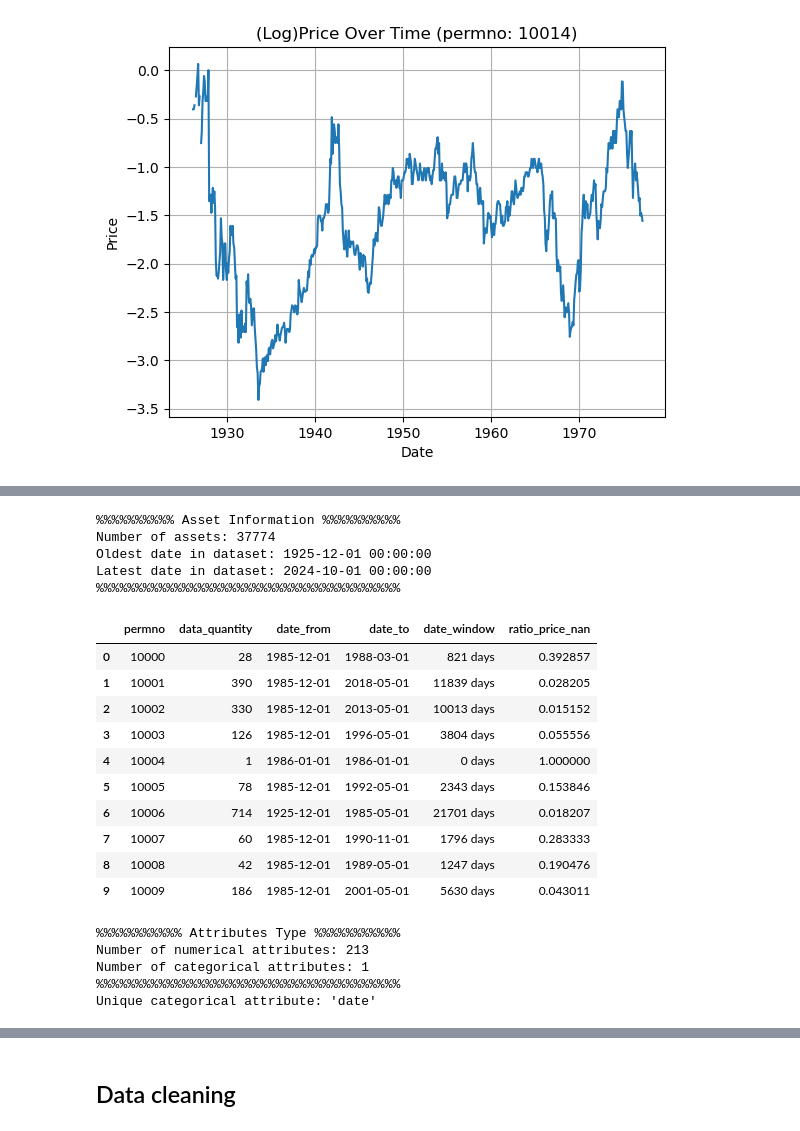
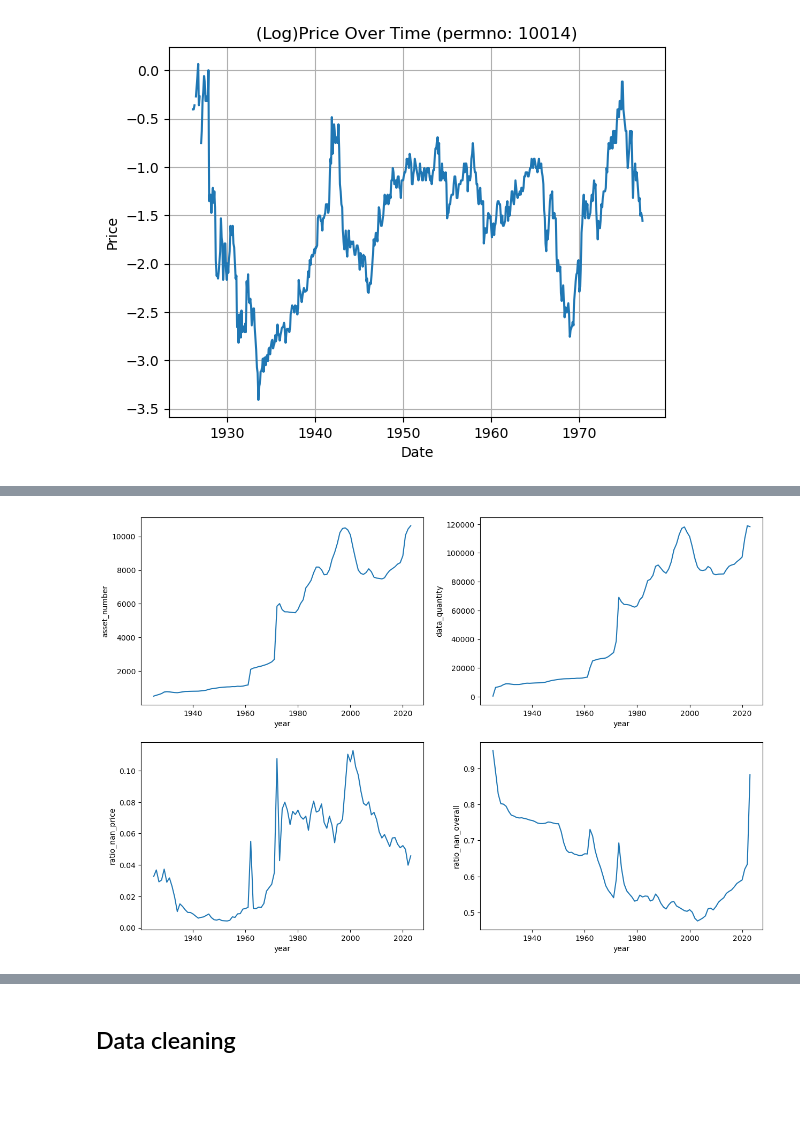
Before and after one commit to paulo-03/final_project_MLFin, a Jupyter notebook: data_analysis.ipynb, the cells around one changed output, grey strips where cells are left out. Cells and saved outputs as stored; diff of their text form; code cells hidden in the pictures; blank space fills up the shorter version.

Commit message:
adding metric evolution over time in data analysis

```diff
--- a/data_analysis.ipynb
+++ b/data_analysis.ipynb
@@ -42,31 +101,4 @@ asset_price_plot(data=data, permno_id=permno_id)
 # %%
-asset_info_df = assets_information(data=data)
+metrics_evolution = evolution_over_time(data=data)
 # %% [output]
-%%%%%%%%%% Asset Information %%%%%%%%%%
-Number of assets: 37774
-Oldest date in dataset: 1925-12-01 00:00:00
-Latest date in dataset: 2024-10-01 00:00:00
-%%%%%%%%%%%%%%%%%%%%%%%%%%%%%%%%%%%%%%%
+[figure, added]
-# %%
-asset_info_df.head(n=10)
-# %% [output]
-|  | permno | data_quantity | date_from | date_to | date_window | ratio_price_nan |
-| 0 | 10000 | 28 | 1985-12-01 | 1988-03-01 | 821 days | 0.392857 |
-| 1 | 10001 | 390 | 1985-12-01 | 2018-05-01 | 11839 days | 0.028205 |
-| 2 | 10002 | 330 | 1985-12-01 | 2013-05-01 | 10013 days | 0.015152 |
-| 3 | 10003 | 126 | 1985-12-01 | 1996-05-01 | 3804 days | 0.055556 |
-| 4 | 10004 | 1 | 1986-01-01 | 1986-01-01 | 0 days | 1.000000 |
-| 5 | 10005 | 78 | 1985-12-01 | 1992-05-01 | 2343 days | 0.153846 |
-| 6 | 10006 | 714 | 1925-12-01 | 1985-05-01 | 21701 days | 0.018207 |
-| 7 | 10007 | 60 | 1985-12-01 | 1990-11-01 | 1796 days | 0.283333 |
-| 8 | 10008 | 42 | 1985-12-01 | 1989-05-01 | 1247 days | 0.190476 |
-| 9 | 10009 | 186 | 1985-12-01 | 2001-05-01 | 5630 days | 0.043011 |
-# %%
-numerical_attributes, categorical_attributes = attributes_type(data=data)
-print(f"Unique categorical attribute: '{categorical_attributes[0]}'")
-# %% [output]
-%%%%%%%%%%% Attributes Type %%%%%%%%%%%
-Number of numerical attributes: 213
-Number of categorical attributes: 1
-%%%%%%%%%%%%%%%%%%%%%%%%%%%%%%%%%%%%%%%
-Unique categorical attribute: 'date'
```
Also changed, not shown: parts of 4 cells of this notebook, 4 other files.
